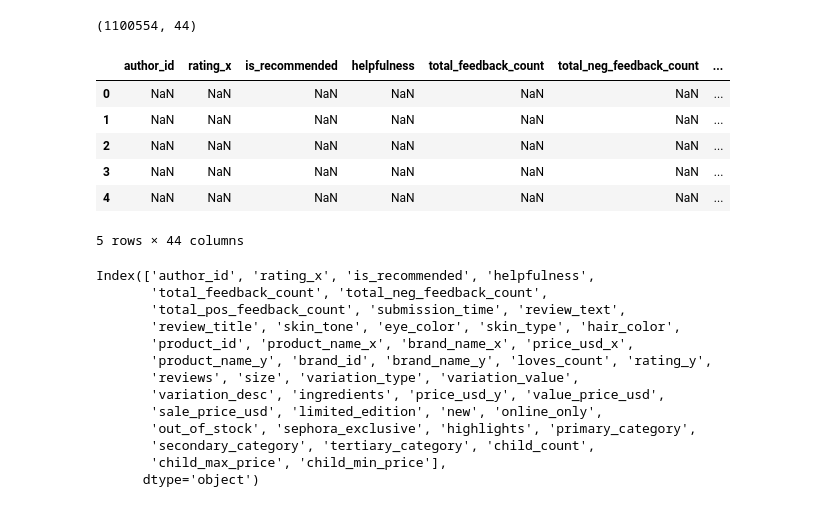
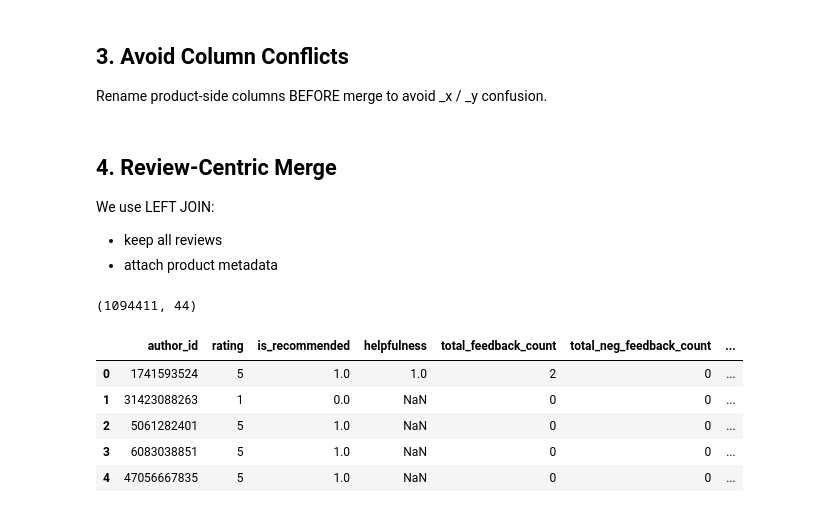
Before and after one commit to buseozgur/Customer-recommendation-model, a Jupyter notebook: notebooks/01_data_understanding.ipynb, the cells around one changed output. Saved outputs shown, nothing was run; the diff lists cells and outputs as text; code cells hidden in the pictures.

```diff
--- a/notebooks/01_data_understanding.ipynb
+++ b/notebooks/01_data_understanding.ipynb
@@ -101,32 +148,58 @@ reviews = reviews.drop(columns=["Unnamed: 0"])
 # %%
-df = pd.merge(reviews, products, on="product_id", how="outer")
+review_cols = [
+    "author_id", "rating", "is_recommended", "helpfulness",
+    "total_feedback_count", "total_neg_feedback_count",
+    "total_pos_feedback_count", "submission_time",
+    "review_text", "review_title",
+    "skin_tone", "eye_color", "skin_type", "hair_color",
+    "product_id", "product_name", "brand_name", "price_usd"
+]
+
+product_cols = [
+    "product_id", "product_name", "brand_id", "brand_name",
+    "loves_count", "rating", "reviews", "size",
+    "variation_type", "variation_value", "variation_desc",
+    "ingredients", "price_usd", "value_price_usd", "sale_price_usd",
+    "limited_edition", "new", "online_only", "out_of_stock",
+    "sephora_exclusive", "highlights",
+    "primary_category", "secondary_category", "tertiary_category",
+    "child_count", "child_max_price", "child_min_price"
+]
+
+reviews = reviews[review_cols].copy()
+products = products[product_cols].copy()
 # %%
-df.shape
+# Drop unnecessary index column if exists
+if "Unnamed: 0" in reviews.columns:
+    reviews = reviews.drop(columns=["Unnamed: 0"])
-# %% [output]
-(1100554, 44)
+# %% [markdown]
+## 3. Avoid Column Conflicts
+
+Rename product-side columns BEFORE merge
+to avoid _x / _y confusion.
 # %%
-df.head()
+products = products.rename(columns={
+    "product_name": "product_name_meta",
+    "brand_name": "brand_name_meta",
+    "rating": "product_rating",
+    "reviews": "product_review_count",
+    "price_usd": "price_usd_meta"
+})
-# %% [output]
-|  | author_id | rating_x | is_recommended | helpfulness | total_feedback_count | total_neg_feedback_count | ... |
-| 0 | NaN | NaN | NaN | NaN | NaN | NaN | ... |
-| 1 | NaN | NaN | NaN | NaN | NaN | NaN | ... |
-| 2 | NaN | NaN | NaN | NaN | NaN | NaN | ... |
-| 3 | NaN | NaN | NaN | NaN | NaN | NaN | ... |
-| 4 | NaN | NaN | NaN | NaN | NaN | NaN | ... |
-5 rows × 44 columns
+# %% [markdown]
+## 4. Review-Centric Merge
+
+We use LEFT JOIN:
+- keep all reviews
+- attach product metadata
 # %%
-df.columns
+df = reviews.merge(products, on="product_id", how="left")
+print(df.shape)
+df.head()
 # %% [output]
-Index(['author_id', 'rating_x', 'is_recommended', 'helpfulness',
-       'total_feedback_count', 'total_neg_feedback_count',
-       'total_pos_feedback_count', 'submission_time', 'review_text',
-       'review_title', 'skin_tone', 'eye_color', 'skin_type', 'hair_color',
-       'product_id', 'product_name_x', 'brand_name_x', 'price_usd_x',
-       'product_name_y', 'brand_id', 'brand_name_y', 'loves_count', 'rating_y',
-       'reviews', 'size', 'variation_type', 'variation_value',
-       'variation_desc', 'ingredients', 'price_usd_y', 'value_price_usd',
-       'sale_price_usd', 'limited_edition', 'new', 'online_only',
-       'out_of_stock', 'sephora_exclusive', 'highlights', 'primary_category',
-       'secondary_category', 'tertiary_category', 'child_count',
-       'child_max_price', 'child_min_price'],
-      dtype='object')
+(1094411, 44)
+|  | author_id | rating | is_recommended | helpfulness | total_feedback_count | total_neg_feedback_count | ... |
+| 0 | 1741593524 | 5 | 1.0 | 1.0 | 2 | 0 | ... |
+| 1 | 31423088263 | 1 | 0.0 | NaN | 0 | 0 | ... |
+| 2 | 5061282401 | 5 | 1.0 | NaN | 0 | 0 | ... |
+| 3 | 6083038851 | 5 | 1.0 | NaN | 0 | 0 | ... |
+| 4 | 47056667835 | 5 | 1.0 | NaN | 0 | 0 | ... |
```
Also changed, not shown: parts of 58 cells of this notebook, 4 other files.
